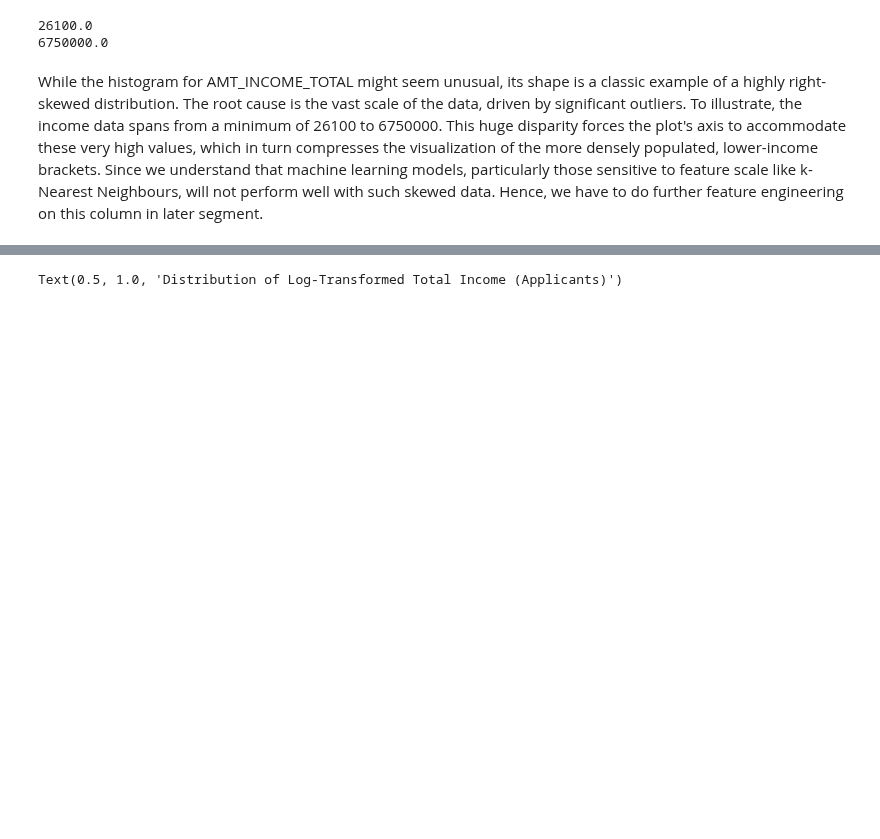
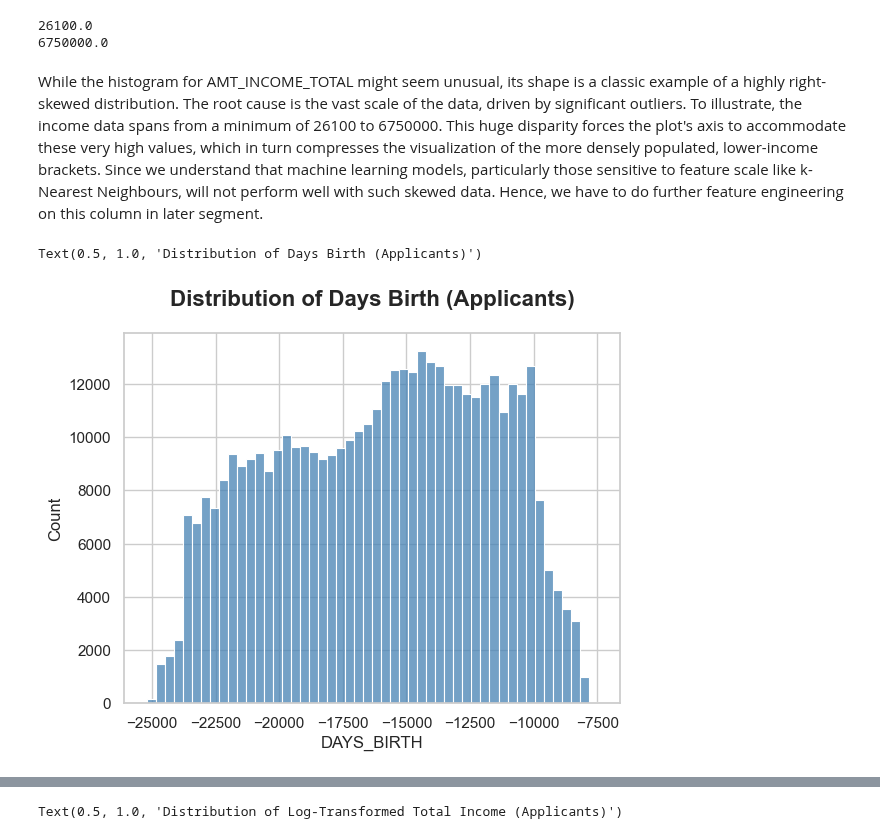
Before and after one commit to loowenwen/cs3244-project, a Jupyter notebook: Data/data_cleaning.ipynb, the cells around one changed output, grey strips where cells are left out. Drawn from its saved outputs; the diff is of its cells as text; code cells hidden in the pictures; blank space fills up the shorter version.

```diff
--- a/Data/data_cleaning.ipynb
+++ b/Data/data_cleaning.ipynb
@@ -236,3 +234,21 @@ print(Application_Record_Data.AMT_INCOME_TOTAL.max())
 6750000.0
 # %% [markdown]
 While the histogram for AMT_INCOME_TOTAL might seem unusual, its shape is a classic example of a highly right-skewed distribution. The root cause is the vast scale of the data, driven by significant outliers. To illustrate, the income data spans from a minimum of 26100 to 6750000. This huge disparity forces the plot's axis to accommodate these very high values, which in turn compresses the visualization of the more densely populated, lower-income brackets. Since we understand that machine learning models, particularly those sensitive to feature scale like k-Nearest Neighbours, will not perform well with such skewed data. Hence, we have to do further feature engineering on this column in later segment.
+# %%
+sns.set_theme(style="whitegrid")
+
+sns.histplot(Application_Record_Data,
+             x = 'DAYS_BIRTH',
+             bins=50,
+             color='steelblue',
+             edgecolor='white',
+             linewidth=0.8)
+
+plt.title(
+    'Distribution of Days Birth (Applicants)',
+    fontsize=16,
+    fontweight='bold',
+    pad=20)
+# %% [output]
+Text(0.5, 1.0, 'Distribution of Days Birth (Applicants)')
+[figure, added]
```
Also changed, not shown: parts of 19 cells of this notebook.
